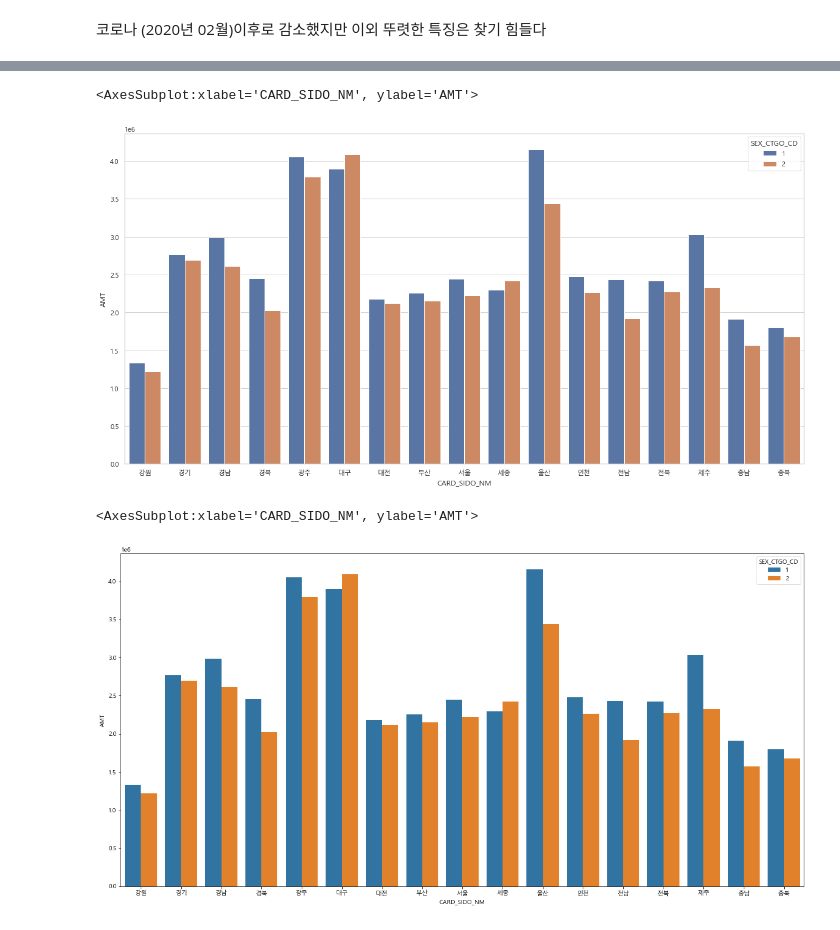
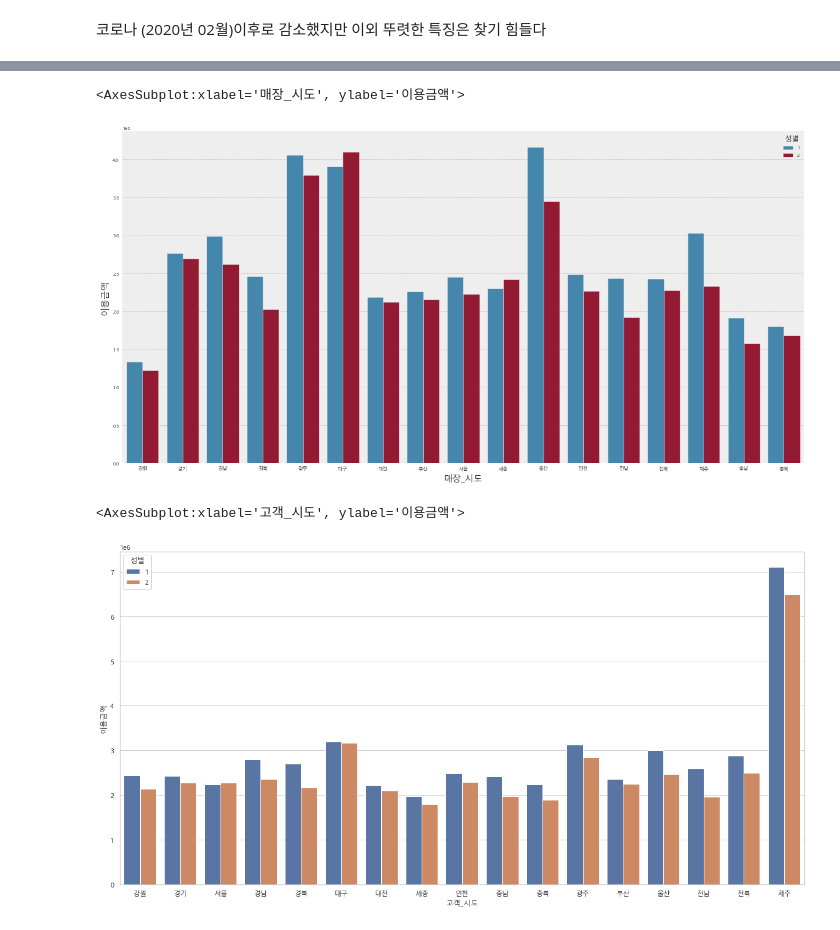
Before and after one commit to kkh9198/PROJECT_2, a Jupyter notebook: PROJECT_2.ipynb, the cells around one changed output, grey strips where cells are left out. Cells and saved outputs as stored; diff of their text form; code cells hidden in the pictures.

```diff
--- a/PROJECT_2.ipynb
+++ b/PROJECT_2.ipynb
@@ -375,0 +591,8 @@ sns.barplot(data=pd.DataFrame(df.groupby('REG_YYMM')['AMT'].sum()).reset_index()
+# %%
+#연령대별 신용카드 이용 건수 합
+plt.style.use('tableau-colorblind10' )
+df.groupby('연령대')['이용건수'].sum().plot( kind = 'bar', figsize = ( 20, 10 ), width = 0.8 )
+plt.xticks( rotation = 'horizontal' )
+plt.xlabel('연령대')
+plt.title( '연령대 별 카드 이용 건수', size = 30 )
+plt.show()
@@ -375,0 +601,8 @@ sns.barplot(data=pd.DataFrame(df.groupby('REG_YYMM')['AMT'].sum()).reset_index()
+# %%
+#연령대별 신용카드 이용금액 합
+plt.style.use( 'tableau-colorblind10' )
+df.groupby('연령대')['이용금액'].sum().plot( kind = 'bar', figsize = ( 20, 10 ), width = 0.8 )
+plt.xticks( rotation = 'horizontal' )
+plt.xlabel('연령대')
+plt.title( '연령대 별 카드 이용 금액 합', size = 30 )
+plt.show()
@@ -375,0 +611,7 @@ sns.barplot(data=pd.DataFrame(df.groupby('REG_YYMM')['AMT'].sum()).reset_index()
+# %%
+# 성별별 카드 사용비율
+plt.style.use( 'tableau-colorblind10' )
+df.groupby('성별')['이용금액'].sum().plot( kind = 'pie', figsize = ( 10, 10 ),autopct='%1.1f%%')
+plt.title( '성별 별 카드 사용비율', size = 30 )
+plt.legend(labels=('남성','여성'))
+plt.show()
@@ -375,0 +620,7 @@ sns.barplot(data=pd.DataFrame(df.groupby('REG_YYMM')['AMT'].sum()).reset_index()
+# %%
+#생애 주기별 분포
+plt.style.use( 'tableau-colorblind10')
+df.groupby('가구생애주기')['이용금액'].sum().plot( kind = 'pie', figsize = (10,10), autopct = '%1.1f%%', startangle = 90, subplots=True)
+plt.title( '생애주기별 분포 파악 ', size = 25 )
+plt.legend(labels=('1: 1인가구', '2: 영유아자녀가구', '3: 중고생자녀가구', '4: 성인자녀가구', '5: 노년가구'))
+plt.show()
@@ -377,15 +630,15 @@ sns.barplot(data=pd.DataFrame(df.groupby('REG_YYMM')['AMT'].sum()).reset_index()
 # 매장 주소지 별 성별별 카드 사용총액
 
 plt.figure(figsize=(20,10))
-sns.barplot(x='CARD_SIDO_NM',y='AMT',hue='SEX_CTGO_CD',data=df,ci=None)
+sns.barplot(x='매장_시도',y='이용금액',hue='성별',data=df,ci=None)
 # %% [output]
-<AxesSubplot:xlabel='CARD_SIDO_NM', ylabel='AMT'>
+<AxesSubplot:xlabel='매장_시도', ylabel='이용금액'>
-[figure, old version]
+[figure, new version]
 # %%
-# 매장 주소지 별 성별별 카드 사용총액
+# 고객주소지 별 성별별 카드 사용총액
 
 plt.figure(figsize=(20,10))
-sns.barplot(x='CARD_SIDO_NM',y='AMT',hue='SEX_CTGO_CD',data=df,ci=None)
+sns.barplot(x='고객_시도',y='이용금액',hue='성별',data=df,ci=None)
 # %% [output]
-<AxesSubplot:xlabel='CARD_SIDO_NM', ylabel='AMT'>
+<AxesSubplot:xlabel='고객_시도', ylabel='이용금액'>
-[figure, old version]
+[figure, new version]
```
Also changed, not shown: parts of 103 cells of this notebook.
